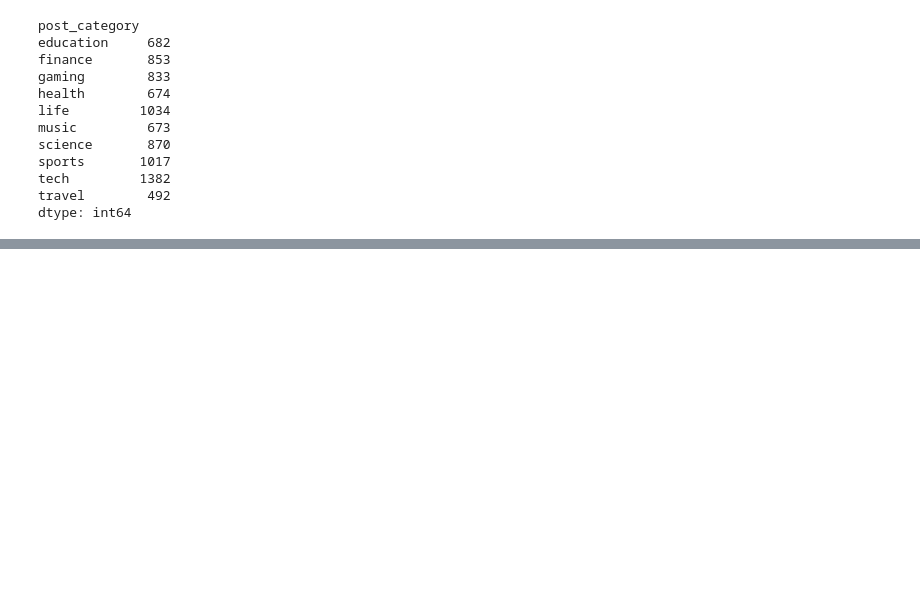
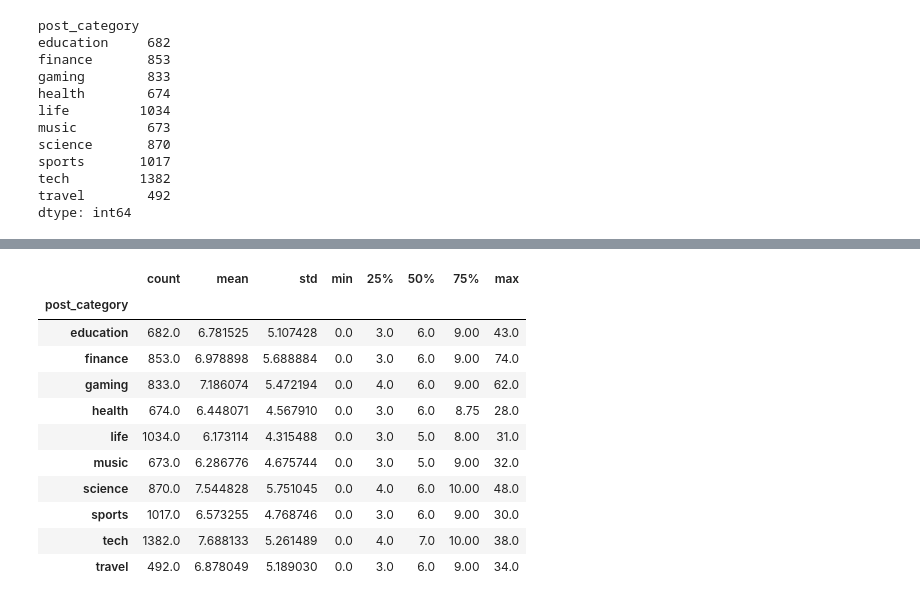
Before and after one commit to CarlosScura/IceAnalytics, a Jupyter notebook: iceanalytics_pipeline.ipynb, the cells around one changed output, grey strips where cells are left out. Saved outputs shown, nothing was run; the diff lists cells and outputs as text; code cells hidden in the pictures; blank space fills up the shorter version.

```diff
--- a/iceanalytics_pipeline.ipynb
+++ b/iceanalytics_pipeline.ipynb
@@ -466,0 +492,15 @@ dtype: int64
+# %%
+df_clean.groupby('post_category')['votes_received'].describe()
+# %% [output]
+|  | count | mean | std | min | 25% | 50% | 75% | max |
+| post_category |  |  |  |  |  |  |  |  |
+| education | 682.0 | 6.781525 | 5.107428 | 0.0 | 3.0 | 6.0 | 9.00 | 43.0 |
+| finance | 853.0 | 6.978898 | 5.688884 | 0.0 | 3.0 | 6.0 | 9.00 | 74.0 |
+| gaming | 833.0 | 7.186074 | 5.472194 | 0.0 | 4.0 | 6.0 | 9.00 | 62.0 |
+| health | 674.0 | 6.448071 | 4.567910 | 0.0 | 3.0 | 6.0 | 8.75 | 28.0 |
+| life | 1034.0 | 6.173114 | 4.315488 | 0.0 | 3.0 | 5.0 | 8.00 | 31.0 |
+| music | 673.0 | 6.286776 | 4.675744 | 0.0 | 3.0 | 5.0 | 9.00 | 32.0 |
+| science | 870.0 | 7.544828 | 5.751045 | 0.0 | 4.0 | 6.0 | 10.00 | 48.0 |
+| sports | 1017.0 | 6.573255 | 4.768746 | 0.0 | 3.0 | 6.0 | 9.00 | 30.0 |
+| tech | 1382.0 | 7.688133 | 5.261489 | 0.0 | 4.0 | 7.0 | 10.00 | 38.0 |
+| travel | 492.0 | 6.878049 | 5.189030 | 0.0 | 3.0 | 6.0 | 9.00 | 34.0 |
```
Also changed, not shown: parts of 5 cells of this notebook.
